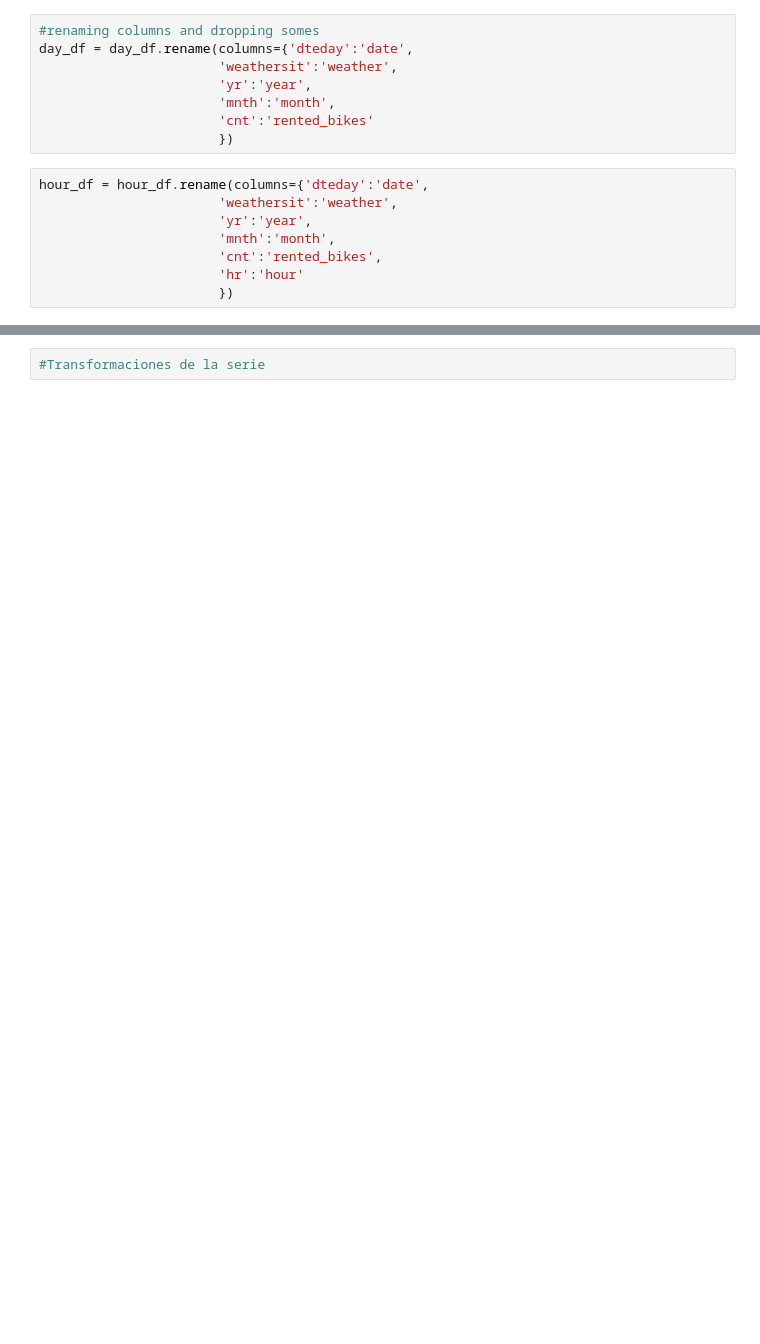
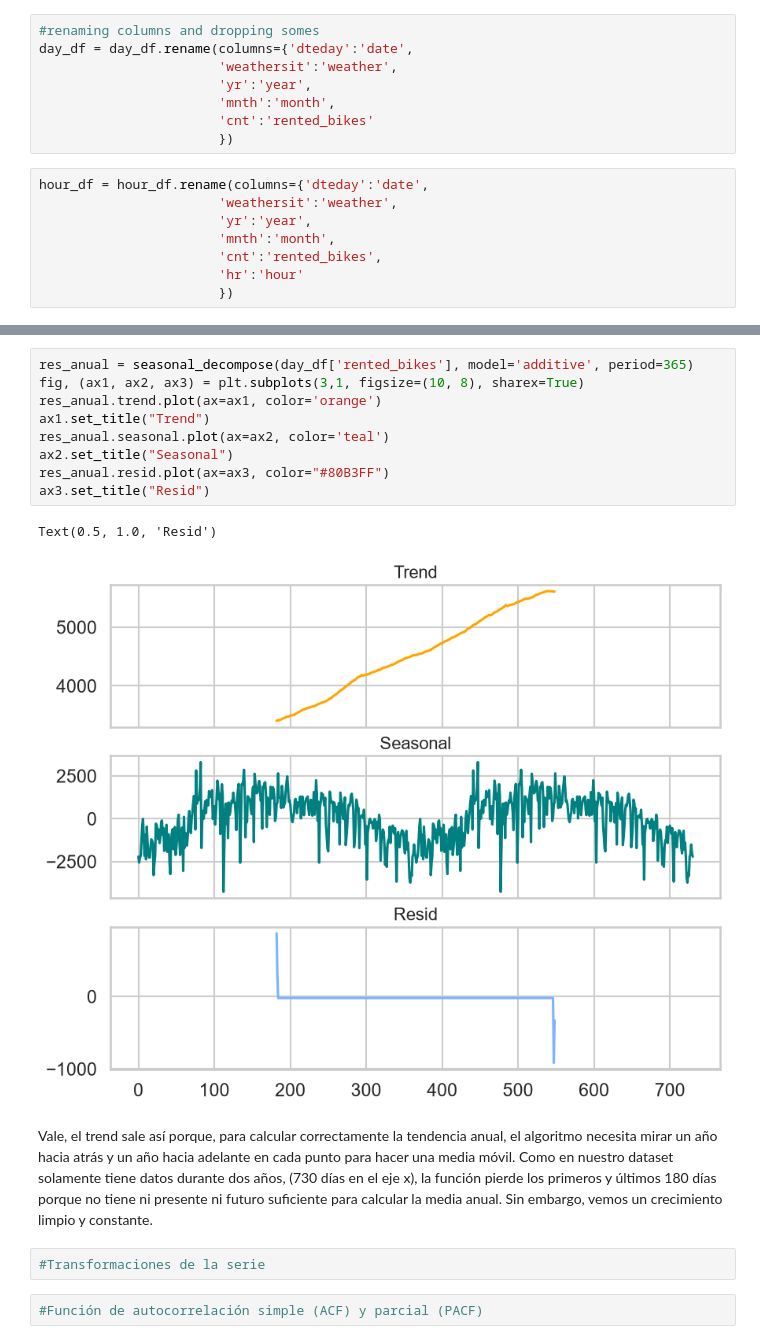
Before and after one commit to Miris-01/bike-sharing, a Jupyter notebook: bike-analysis.ipynb, the cells around one changed output, grey strips where cells are left out. Cells and saved outputs as stored; diff of their text form; blank space fills up the shorter version.

```diff
--- a/bike-analysis.ipynb
+++ b/bike-analysis.ipynb
@@ -158,2 +221,18 @@ plt.show()
+# %%
+res_anual = seasonal_decompose(day_df['rented_bikes'], model='additive', period=365)
+fig, (ax1, ax2, ax3) = plt.subplots(3,1, figsize=(10, 8), sharex=True)
+res_anual.trend.plot(ax=ax1, color='orange')
+ax1.set_title("Trend")
+res_anual.seasonal.plot(ax=ax2, color='teal')
+ax2.set_title("Seasonal")
+res_anual.resid.plot(ax=ax3, color="#80B3FF")
+ax3.set_title("Resid")
+# %% [output]
+Text(0.5, 1.0, 'Resid')
+[figure, added]
+# %% [markdown]
+Vale, el trend sale así porque, para calcular correctamente la tendencia anual, el algoritmo necesita mirar un año hacia atrás y un año hacia adelante en cada punto para hacer una media móvil. Como en nuestro dataset solamente tiene datos durante dos años, (730 días en el eje x), la función pierde los primeros y últimos 180 días porque no tiene ni presente ni futuro suficiente para calcular la media anual. Sin embargo, vemos un crecimiento limpio y constante.
 # %%
 #Transformaciones de la serie
+# %%
+#Función de autocorrelación simple (ACF) y parcial (PACF)
```
Also changed, not shown: parts of 18 cells of this notebook, 1 other file.
